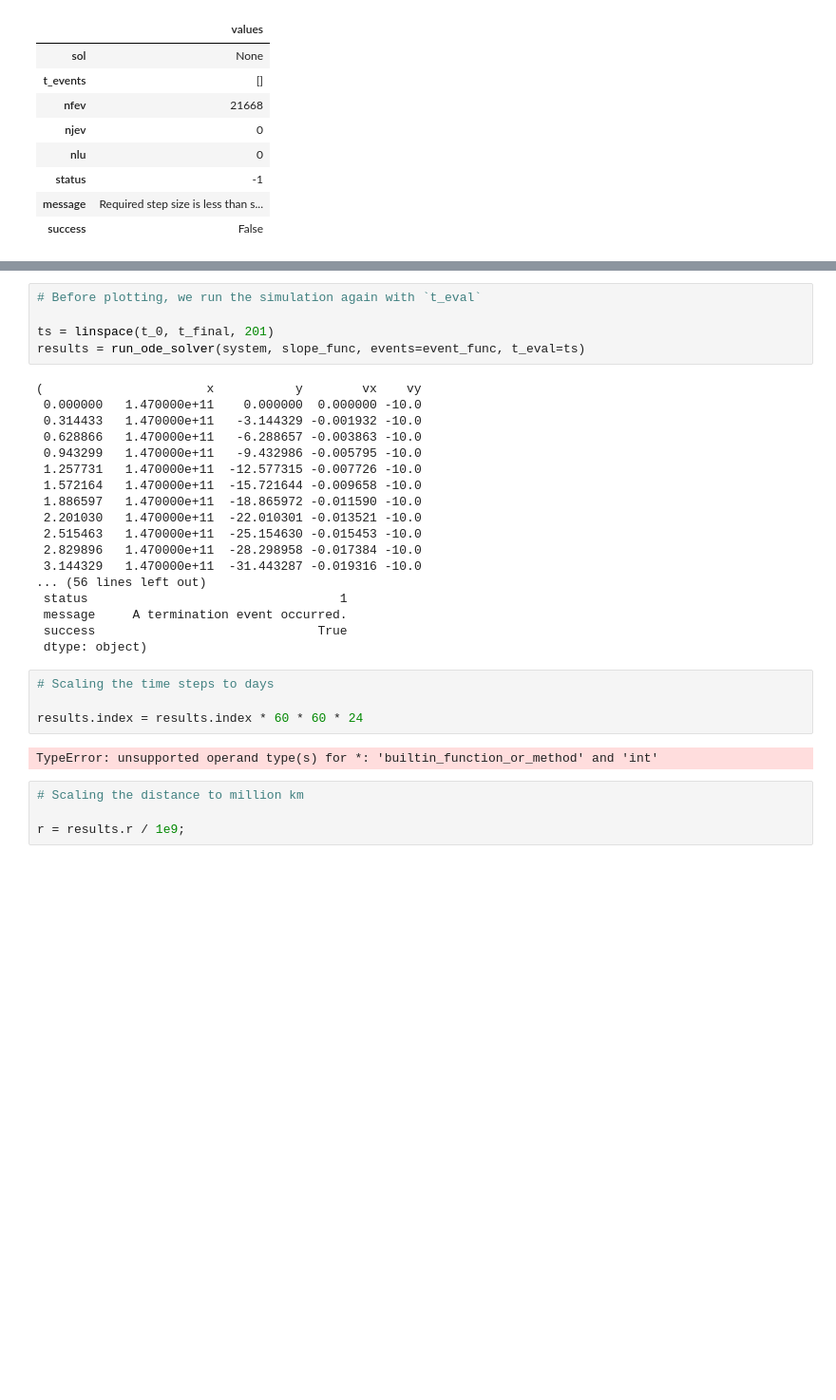
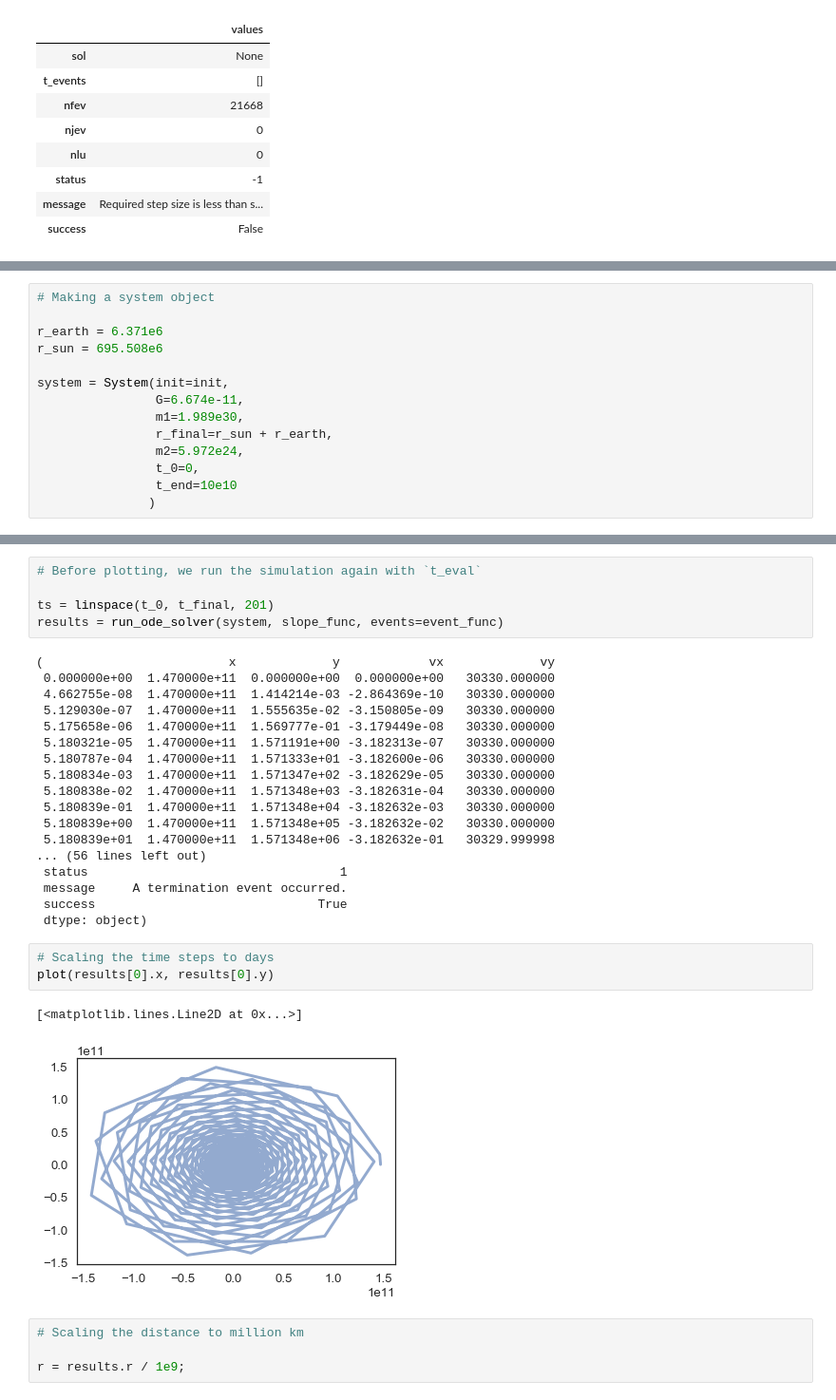
Before and after one commit to ahindelang/ModSimPy, a Jupyter notebook: code/orbit_homework.ipynb, the cells around one changed output, grey strips where cells are left out. Shown: that part at 95% size. Cells and saved outputs as stored; diff of their text form; blank space fills up the shorter version.

```diff
--- a/code/orbit_homework.ipynb
+++ b/code/orbit_homework.ipynb
@@ -159,0 +161,14 @@ t_final = t_final/86400
+# %%
+# Making a system object
+
+r_earth = 6.371e6
+r_sun = 695.508e6
+
+system = System(init=init,
+                G=6.674e-11,
+                m1=1.989e30,
+                r_final=r_sun + r_earth,
+                m2=5.972e24,
+                t_0=0,
+                t_end=10e10
+               )
@@ -161,20 +185,20 @@ t_final = t_final/86400
 # Before plotting, we run the simulation again with `t_eval`
 
 ts = linspace(t_0, t_final, 201)
-results = run_ode_solver(system, slope_func, events=event_func, t_eval=ts)
+results = run_ode_solver(system, slope_func, events=event_func)
 # %% [output]
-(                      x           y        vx    vy
- 0.000000   1.470000e+11    0.000000  0.000000 -10.0
- 0.314433   1.470000e+11   -3.144329 -0.001932 -10.0
- 0.628866   1.470000e+11   -6.288657 -0.003863 -10.0
- 0.943299   1.470000e+11   -9.432986 -0.005795 -10.0
- 1.257731   1.470000e+11  -12.577315 -0.007726 -10.0
- 1.572164   1.470000e+11  -15.721644 -0.009658 -10.0
- 1.886597   1.470000e+11  -18.865972 -0.011590 -10.0
- 2.201030   1.470000e+11  -22.010301 -0.013521 -10.0
- 2.515463   1.470000e+11  -25.154630 -0.015453 -10.0
- 2.829896   1.470000e+11  -28.298958 -0.017384 -10.0
- 3.144329   1.470000e+11  -31.443287 -0.019316 -10.0
+(                         x             y            vx             vy
+ 0.000000e+00  1.470000e+11  0.000000e+00  0.000000e+00   30330.000000
+ 4.662755e-08  1.470000e+11  1.414214e-03 -2.864369e-10   30330.000000
+ 5.129030e-07  1.470000e+11  1.555635e-02 -3.150805e-09   30330.000000
+ 5.175658e-06  1.470000e+11  1.569777e-01 -3.179449e-08   30330.000000
+ 5.180321e-05  1.470000e+11  1.571191e+00 -3.182313e-07   30330.000000
+ 5.180787e-04  1.470000e+11  1.571333e+01 -3.182600e-06   30330.000000
+ 5.180834e-03  1.470000e+11  1.571347e+02 -3.182629e-05   30330.000000
+ 5.180838e-02  1.470000e+11  1.571348e+03 -3.182631e-04   30330.000000
+ 5.180839e-01  1.470000e+11  1.571348e+04 -3.182632e-03   30330.000000
+ 5.180839e+00  1.470000e+11  1.571348e+05 -3.182632e-02   30330.000000
+ 5.180839e+01  1.470000e+11  1.571348e+06 -3.182632e-01   30329.999998
 ... (56 lines left out)
  status                                  1
  message     A termination event occurred.
@@ -182,10 +206,10 @@ results = run_ode_solver(system, slope_func, events=event_func, t_eval=ts)
  dtype: object)
 # %%
 # Scaling the time steps to days
-
-results.index = results.index * 60 * 60 * 24
+plot(results[0].x, results[0].y)
 # %% [output]
-TypeError: unsupported operand type(s) for *: 'builtin_function_or_method' and 'int'
+[<matplotlib.lines.Line2D at 0x...>]
+[figure, added]
 # %%
 # Scaling the distance to million km
 
```
Also changed, not shown: parts of 5 cells of this notebook, 32 other files.
